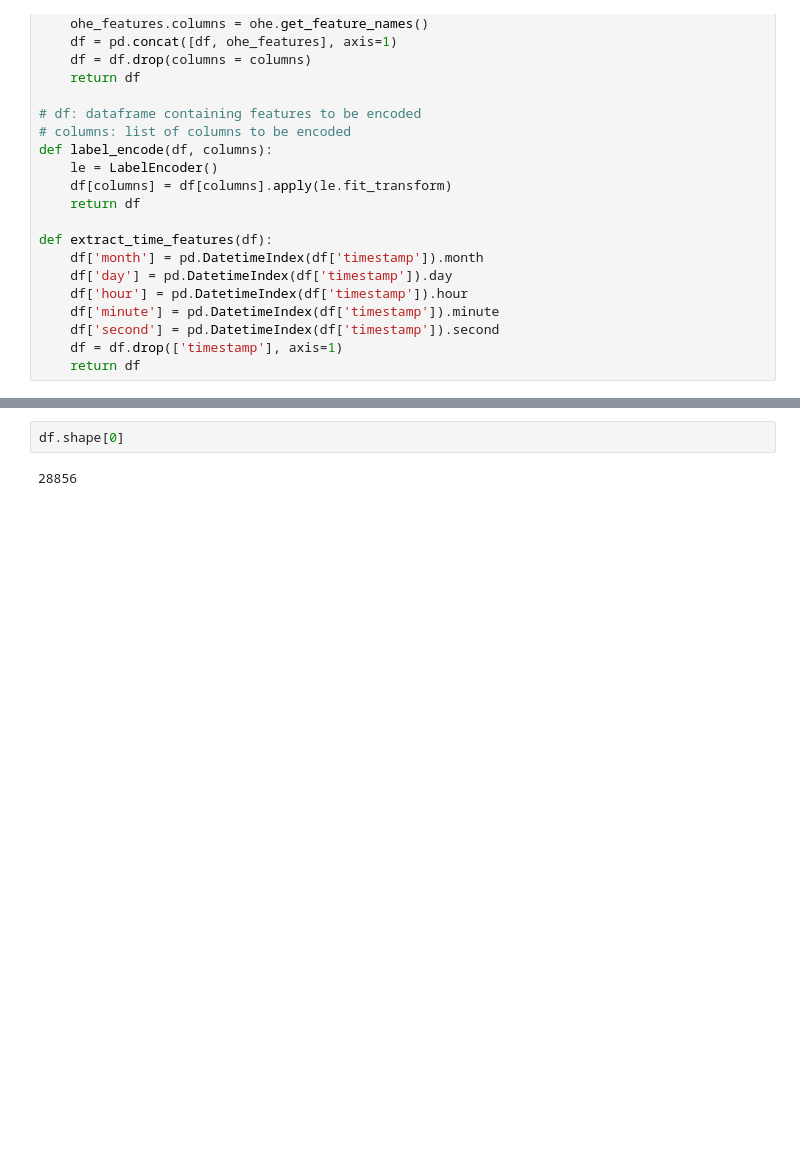
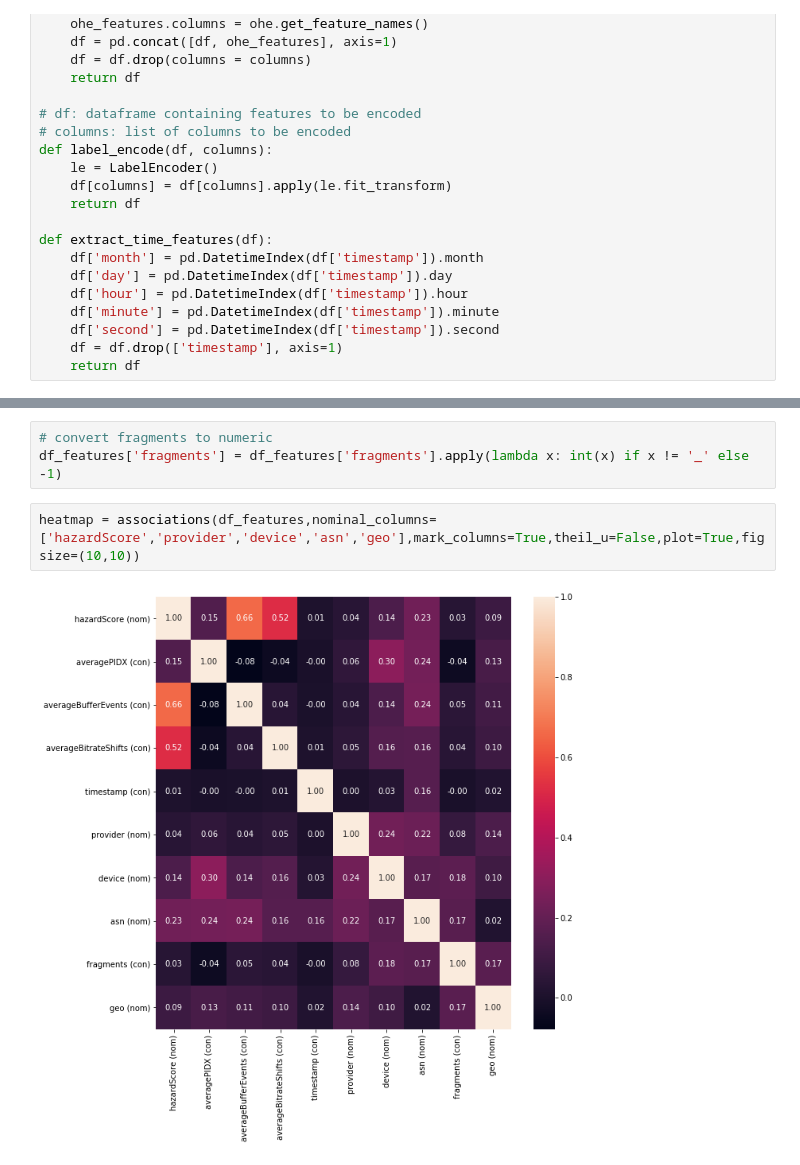
Before and after one commit to microsoft-partner-solutions-ai/failure-prediction, a Jupyter notebook: notebooks/preprocess_lstm.ipynb, the cells around one changed output, grey strips where cells are left out. Drawn from its saved outputs; the diff is of its cells as text; blank space fills up the shorter version.

```diff
--- a/notebooks/preprocess_lstm.ipynb
+++ b/notebooks/preprocess_lstm.ipynb
@@ -63,5 +74,8 @@ df_features.head(100)
-# %%
-df.shape[0]
-# %% [output]
-28856
+# %%
+# convert fragments to numeric
+df_features['fragments'] = df_features['fragments'].apply(lambda x: int(x) if x != '_' else -1)
+# %%
+heatmap = associations(df_features,nominal_columns=['hazardScore','provider','device','asn','geo'],mark_columns=True,theil_u=False,plot=True,figsize=(10,10))
+# %% [output]
+[figure, added]
 # %%
```
Also changed, not shown: parts of 10 cells of this notebook.
